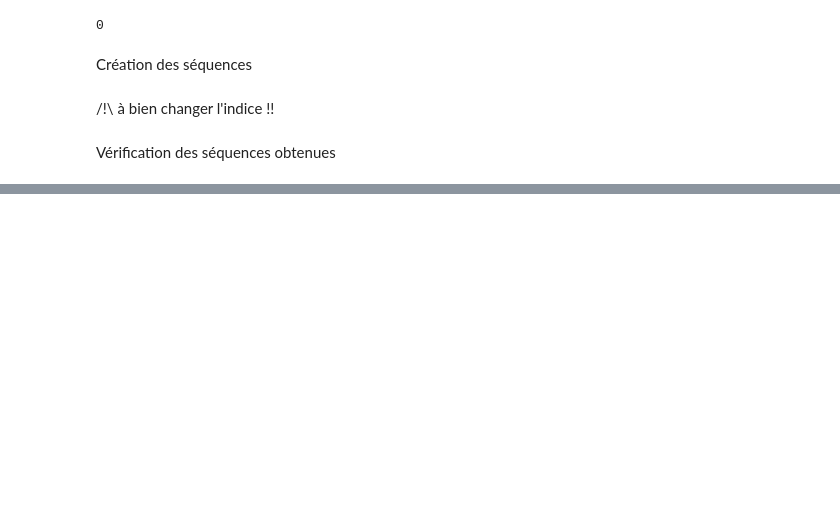
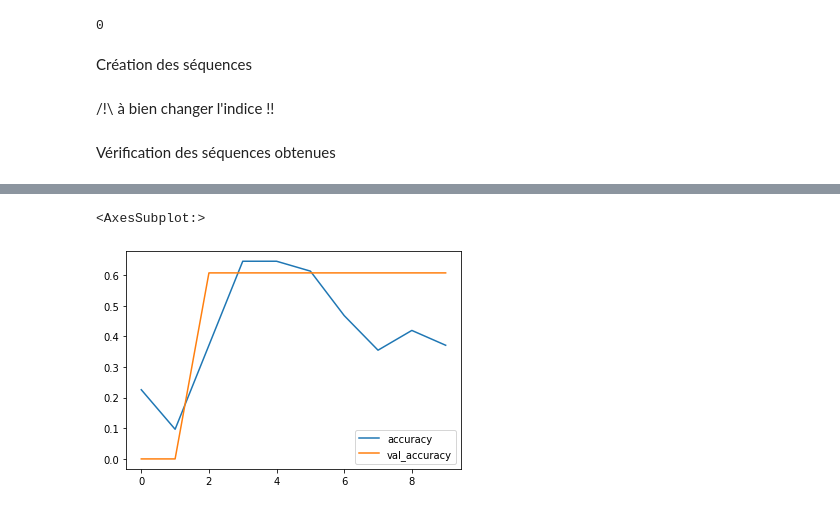
Before and after one commit to benmessao/PFE, a Jupyter notebook: source/deep learning/sequence_creation.ipynb, the cells around one changed output, grey strips where cells are left out. Saved outputs shown, nothing was run; the diff lists cells and outputs as text; code cells hidden in the pictures; blank space fills up the shorter version.

Commit message:
rrn fonctionne avec séquences

```diff
--- a/source/deep learning/sequence_creation.ipynb
+++ b/source/deep learning/sequence_creation.ipynb
@@ -180,3 +232,6 @@ y = np.array(label_test)
+# %%
+X = X[:100]
+y = y[:100]
 # %%
 # Séparation en données d'entrainement et de test
 X_train, X_test, y_train, y_test = train_test_split(X, y, test_size=0.1)
@@ -213,3 +247,0 @@ print(X_train[0])
-# %%
-X_train = X_train[:20]
-y_train = y_train[:20]
@@ -233,0 +308,24 @@ ValueError: Failed to convert a NumPy array to a Tensor (Unsupported object type
+# %%
+def create_RNN(hidden_units, dense_units, input_shape, activation):
+    '''
+    hidden_units : nombre de neurones dans la couche SimpleRNN
+    dense_units : nombre de neurones dans la couche Dense
+    activation : liste des deux fonctions d'activation
+    '''
+    opt = keras.optimizers.SGD(learning_rate=0.1)
+    model = Sequential()
+    model.add(SimpleRNN(hidden_units, input_shape=input_shape, return_sequences=True,
+                        activation=activation[0]))
+    model.add(SimpleRNN(32, activation=activation[0]))
+    model.add(keras.layers.BatchNormalization())
+    model.add(Dense(64, activation=activation[1]))
+    model.add(Dense(units=dense_units, activation='sigmoid'))
+    model.compile(loss='mean_squared_error', optimizer=opt, metrics='accuracy')
+    return model
+
+#demo_model = create_RNN(2, 1, (3,1), activation=['linear', 'linear'])
+
+demo_model = create_RNN(32, 1, (20, 13), activation=['linear', 'linear'])
+callback = keras.callbacks.EarlyStopping(monitor='val_accuracy', patience=5, restore_best_weights=True)
+# %%
+history = demo_model.fit(X_train, y_train, epochs=10, batch_size=128, verbose=2, validation_split=0.3)
@@ -233,0 +353,6 @@ ValueError: Failed to convert a NumPy array to a Tensor (Unsupported object type
+# %%
+history_df = pd.DataFrame(history.history)
+history_df.loc[:, ['accuracy', 'val_accuracy']].plot()
+# %% [output]
+<AxesSubplot:>
+[figure, added]
```
Also changed, not shown: parts of 34 cells of this notebook, 1 other file.
